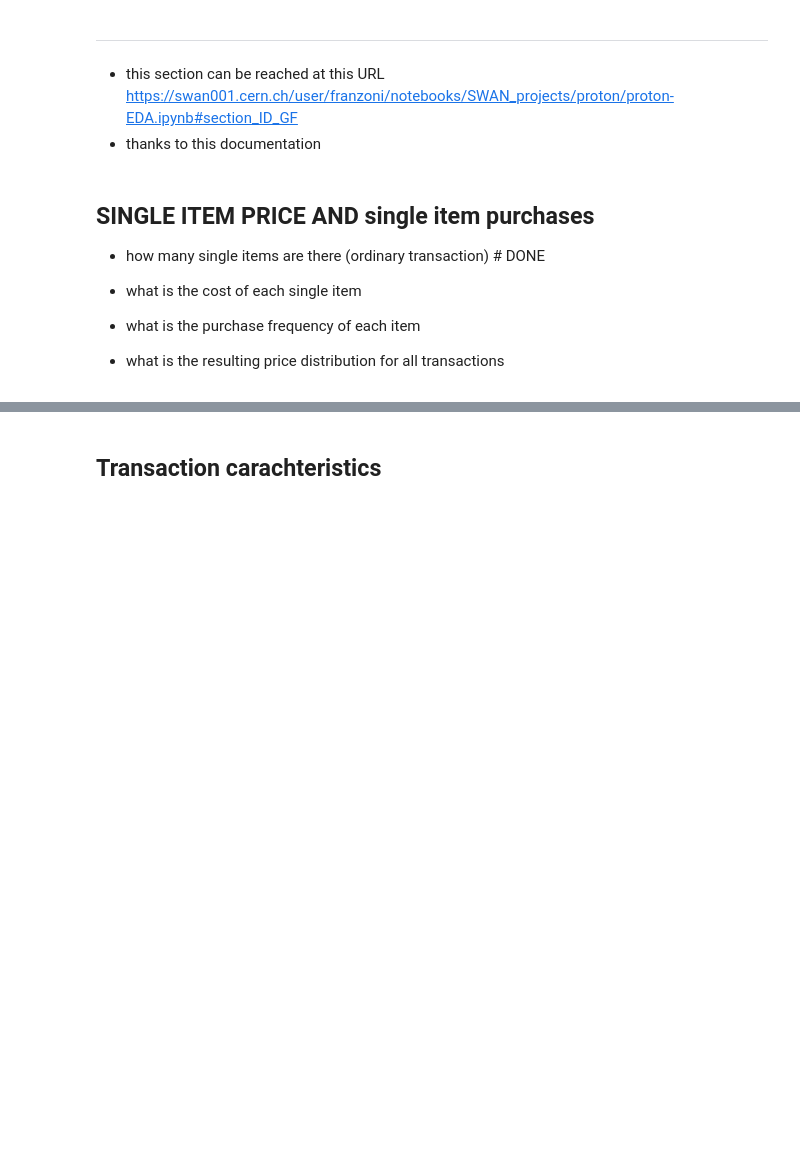
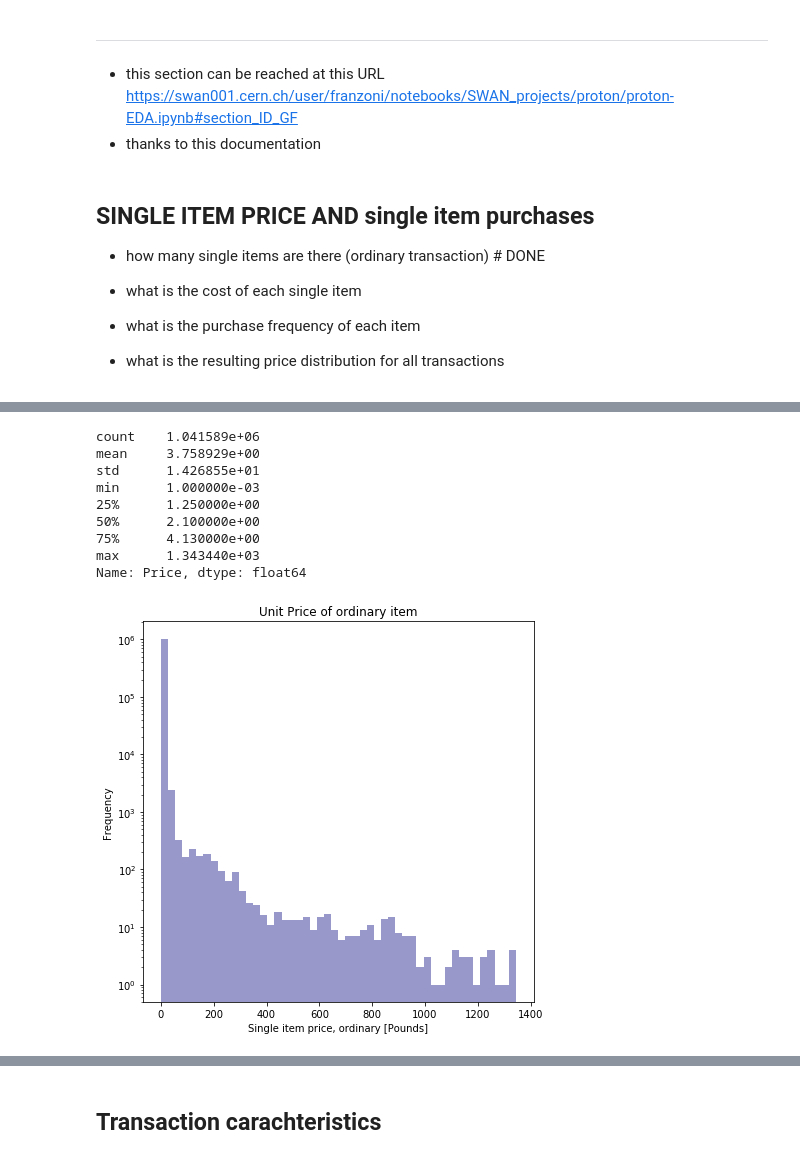
Before and after one commit to franzoni/proton-Hands-on_task_Senior_Data_Scientist, a Jupyter notebook: proton-EDA.ipynb, the cells around one changed output, grey strips where cells are left out. Drawn from its saved outputs; the diff is of its cells as text; code cells hidden in the pictures; blank space fills up the shorter version.

```diff
--- a/proton-EDA.ipynb
+++ b/proton-EDA.ipynb
@@ -201,11 +269,25 @@ plt.ylabel(' ')
 # %%
 tit='Unit Price of ordinary item'
 
 (df.loc[ (df.IsCancellation ==0 ) & (df['IsOrdinaryItem']==1)]) \
      .Price.plot(kind='hist',logy=True,title=tit,bins=50 \
      ,colormap='terrain',alpha=0.5,figsize=(7,7))
 
-plt.xlabel('Single item price, ordinary [Pouunds]')
+plt.xlabel('Single item price, ordinary [Pounds]')
+
+(df.loc[ (df.IsCancellation ==0 ) & (df['IsOrdinaryItem']==1)]) \
+     .Price.describe()
+# %% [output]
+count    1.041589e+06
+mean     3.758929e+00
+std      1.426855e+01
+min      1.000000e-03
+25%      1.250000e+00
+50%      2.100000e+00
+75%      4.130000e+00
+max      1.343440e+03
+Name: Price, dtype: float64
+[figure, added]
 # %%
 fraction_non_ordinary=100.*len(df.loc[  (df['IsOrdinaryItem']!=1)]) / len( (df.loc[  (df['IsOrdinaryItem']==1)])   )
 print('%f percent of the total items are non ordinary, defined as above %d or zero'%(fraction_non_ordinary,max_item_price))
```
Also changed, not shown: parts of 55 cells of this notebook, 2 other files.
